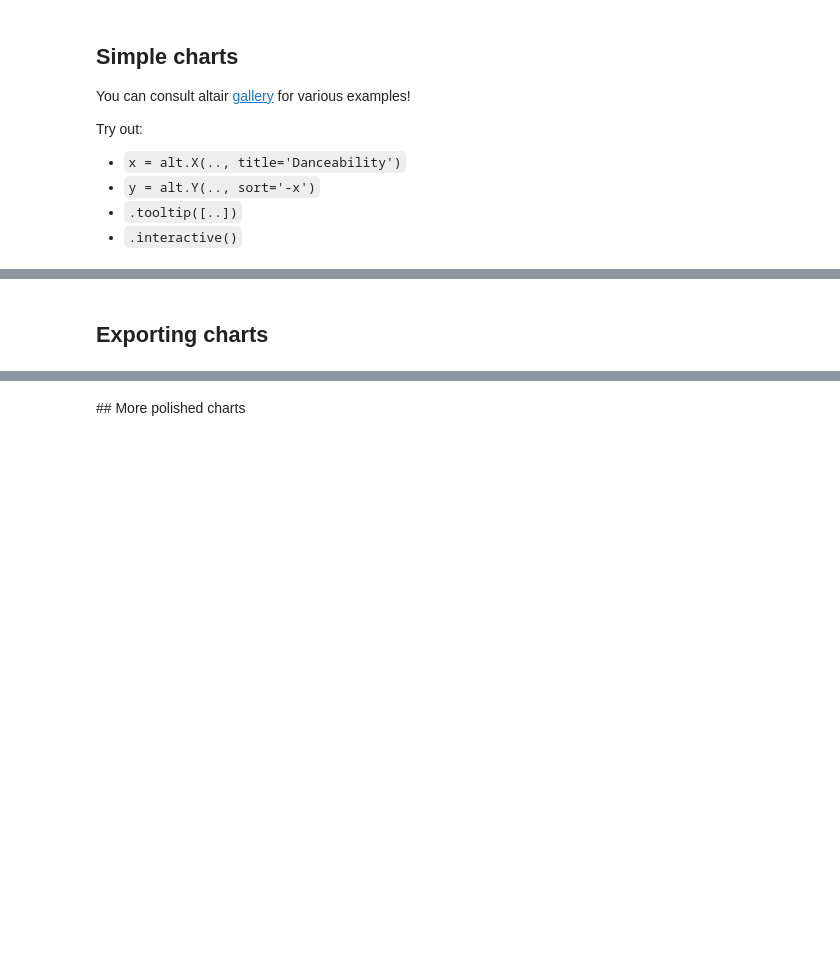
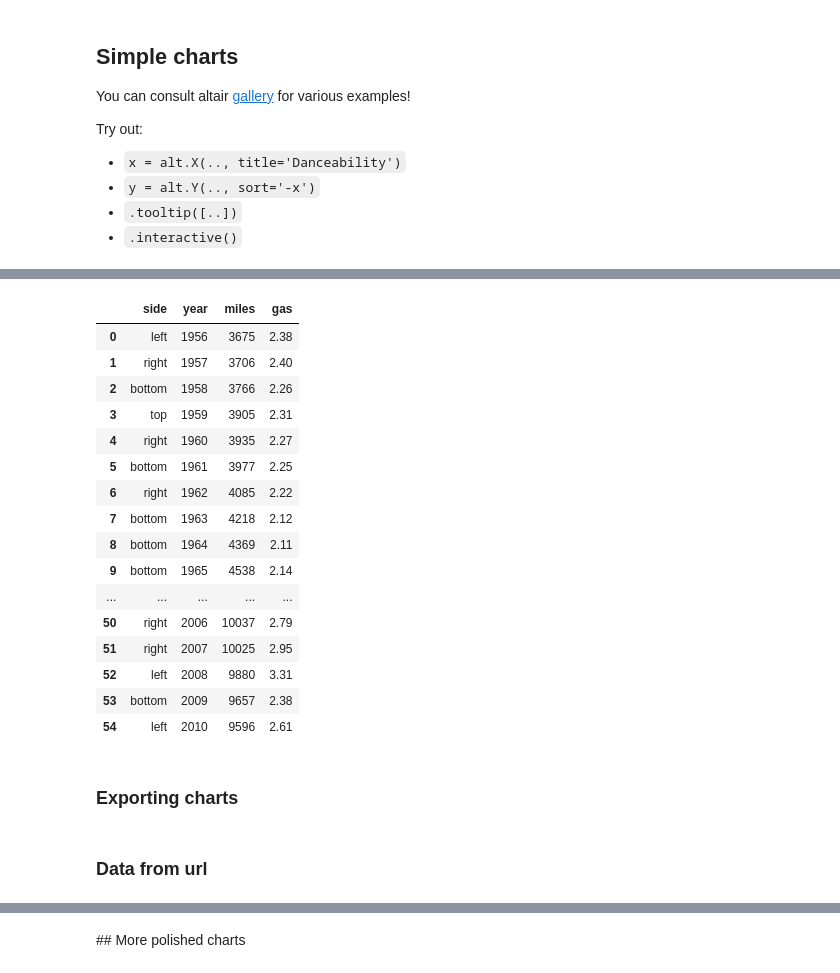
Before and after one commit to beingkk/altair_demo, a Jupyter notebook: tutorial_Altair_charts.ipynb, the cells around one changed output, grey strips where cells are left out. Cells and saved outputs as stored; diff of their text form; code cells hidden in the pictures; blank space fills up the shorter version.

Commit message:
preprocessed data

```diff
--- a/tutorial_Altair_charts.ipynb
+++ b/tutorial_Altair_charts.ipynb
@@ -42,8 +58,30 @@ Try out:
 )
 # %% [output]
 [interactive output not drawn]
+# %%
+vega_datasets.data.driving()
+# %% [output]
+|  | side | year | miles | gas |
+| 0 | left | 1956 | 3675 | 2.38 |
+| 1 | right | 1957 | 3706 | 2.40 |
+| 2 | bottom | 1958 | 3766 | 2.26 |
+| 3 | top | 1959 | 3905 | 2.31 |
+| 4 | right | 1960 | 3935 | 2.27 |
+| 5 | bottom | 1961 | 3977 | 2.25 |
+| 6 | right | 1962 | 4085 | 2.22 |
+| 7 | bottom | 1963 | 4218 | 2.12 |
+| 8 | bottom | 1964 | 4369 | 2.11 |
+| 9 | bottom | 1965 | 4538 | 2.14 |
+| ... | ... | ... | ... | ... |
+| 50 | right | 2006 | 10037 | 2.79 |
+| 51 | right | 2007 | 10025 | 2.95 |
+| 52 | left | 2008 | 9880 | 3.31 |
+| 53 | bottom | 2009 | 9657 | 2.38 |
+| 54 | left | 2010 | 9596 | 2.61 |
 # %% [markdown]
-## Exporting charts
+### Exporting charts
 # %%
 # Initialise an instance of altair saver
 altairSaver = AltairSaver(path = Path('outputs/'))
+# %% [markdown]
+### Data from url
```
Also changed, not shown: parts of 9 cells of this notebook, 1 other file.
